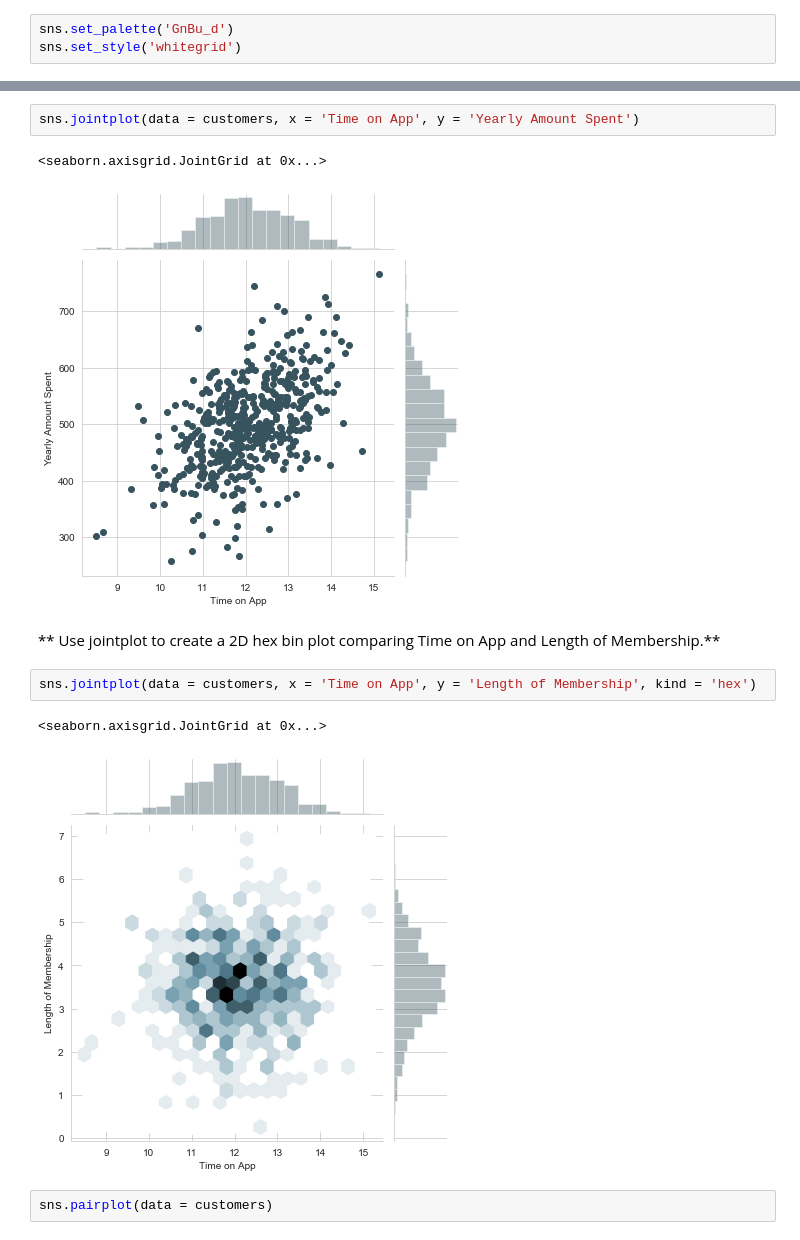
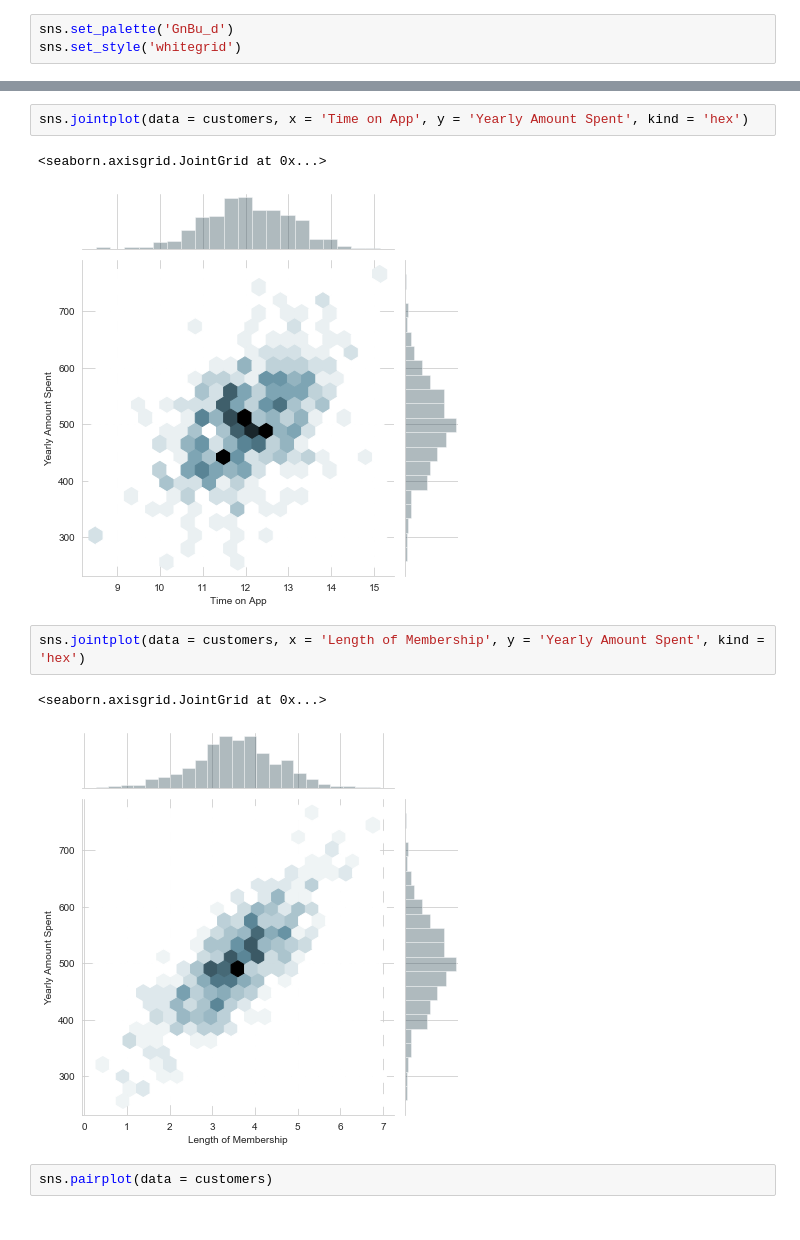
Before and after one commit to TylerTsang/Data-Science-Archive, a Jupyter notebook: Practice/Linear Regression/Linear Regression Practice_Ecommerce.ipynb, the cells around one changed output, grey strips where cells are left out. Drawn from its saved outputs; the diff is of its cells as text.

```diff
--- a/Practice/Linear Regression/Linear Regression Practice_Ecommerce.ipynb
+++ b/Practice/Linear Regression/Linear Regression Practice_Ecommerce.ipynb
@@ -79,15 +77,13 @@ sns.jointplot(data = customers, x = 'Time on Website', y = 'Yearly Amount Spent'
 # %%
-sns.jointplot(data = customers, x = 'Time on App', y = 'Yearly Amount Spent')
+sns.jointplot(data = customers, x = 'Time on App', y = 'Yearly Amount Spent', kind = 'hex')
 # %% [output]
 <seaborn.axisgrid.JointGrid at 0x...>
-[figure, old version]
+[figure, new version]
-# %% [markdown]
-** Use jointplot to create a 2D hex bin plot comparing Time on App and Length of Membership.**
 # %%
-sns.jointplot(data = customers, x = 'Time on App', y = 'Length of Membership', kind = 'hex')
+sns.jointplot(data = customers, x = 'Length of Membership', y = 'Yearly Amount Spent', kind = 'hex')
 # %% [output]
 <seaborn.axisgrid.JointGrid at 0x...>
-[figure, old version]
+[figure, new version]
 # %%
 sns.pairplot(data = customers)
 # %% [output]
```
Also changed, not shown: parts of 52 cells of this notebook.
